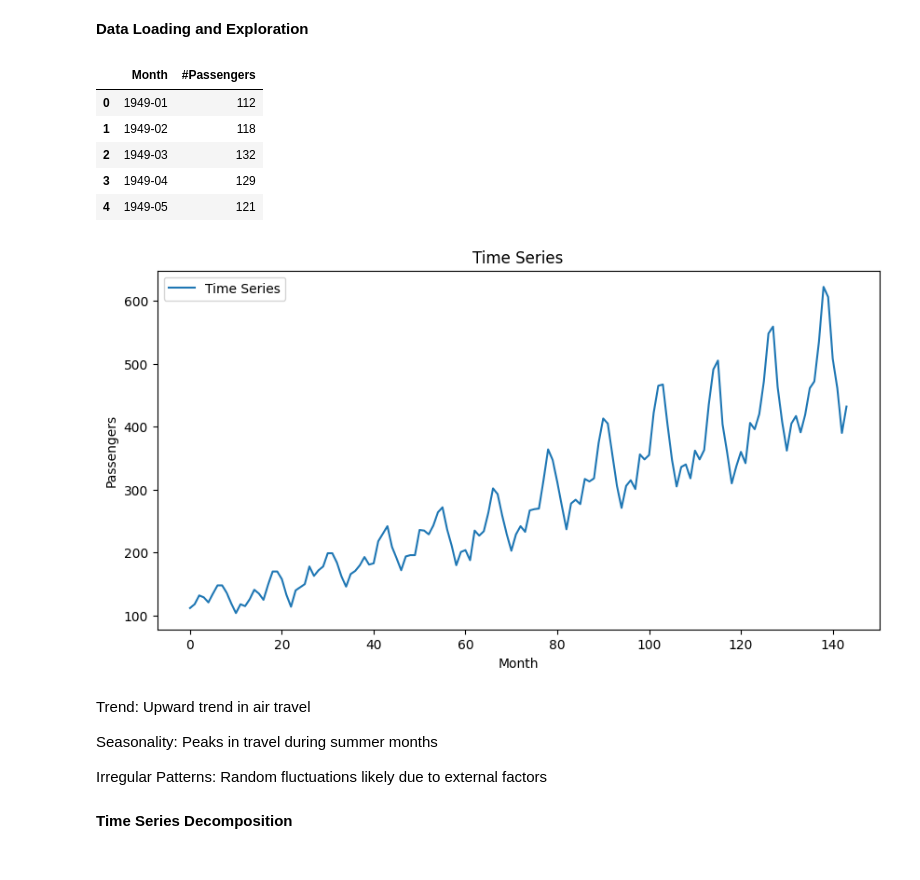
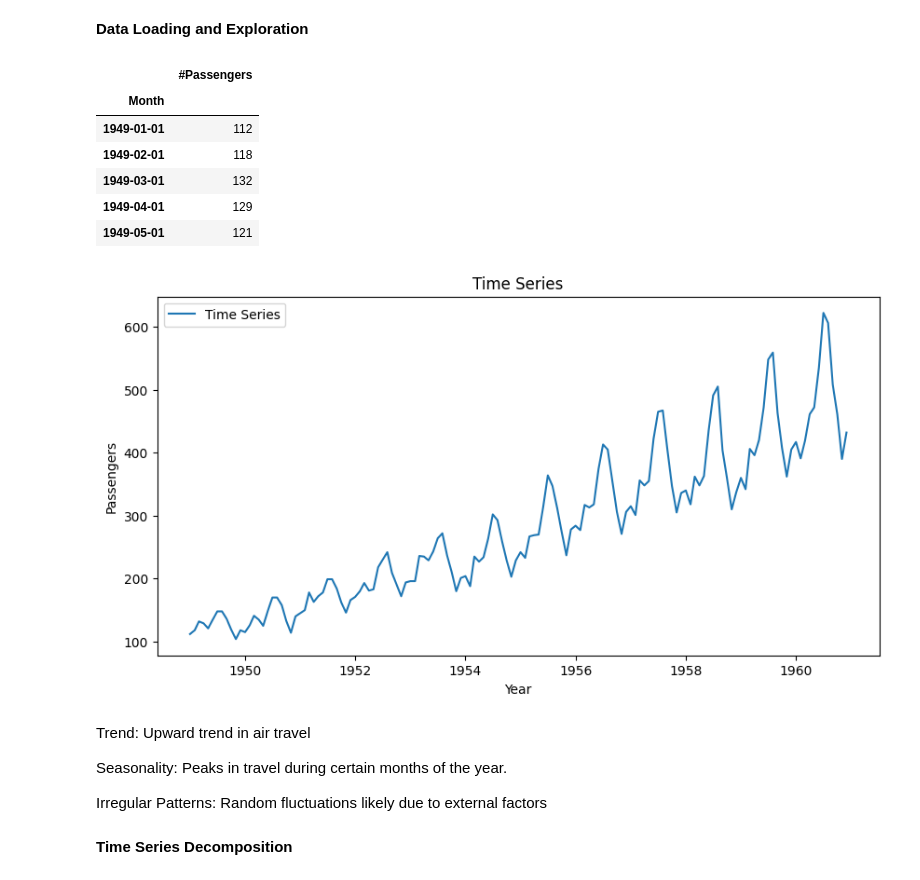
Before and after one commit to Poojashrees3/Statistics-and-machine-learning, a Jupyter notebook: Exercises_Day_13_15.ipynb, the cells around one changed output. Drawn from its saved outputs; the diff is of its cells as text; code cells hidden in the pictures.

```diff
--- a/Exercises_Day_13_15.ipynb
+++ b/Exercises_Day_13_15.ipynb
@@ -8,29 +8,32 @@ import matplotlib.pyplot as plt
 
 
 air_data = pd.read_csv('/content/AirPassengers.csv')
+air_data['Month'] = pd.to_datetime(air_data['Month'])
+air_data.set_index('Month', inplace=True)
 
 air_data.head()
 # %% [output]
-|  | Month | #Passengers |
-| 0 | 1949-01 | 112 |
-| 1 | 1949-02 | 118 |
-| 2 | 1949-03 | 132 |
-| 3 | 1949-04 | 129 |
-| 4 | 1949-05 | 121 |
+|  | #Passengers |
+| Month |  |
+| 1949-01-01 | 112 |
+| 1949-02-01 | 118 |
+| 1949-03-01 | 132 |
+| 1949-04-01 | 129 |
+| 1949-05-01 | 121 |
 # %%
 plt.figure(figsize=(10, 5))
 plt.plot(air_data.index, air_data['#Passengers'], label='Time Series')
 plt.title('Time Series')
-plt.xlabel('Month')
+plt.xlabel('Year')
 plt.ylabel('Passengers')
 plt.legend()
 plt.show()
 # %% [output]
-[figure, old version]
+[figure, new version]
 # %% [markdown]
 Trend: Upward trend in air travel
 
-Seasonality: Peaks in travel during summer months
+Seasonality: Peaks in travel during certain months of the year.
 
 Irregular Patterns: Random fluctuations likely due to external factors
 # %% [markdown]
```
Also changed, not shown: parts of 9 cells of this notebook.
